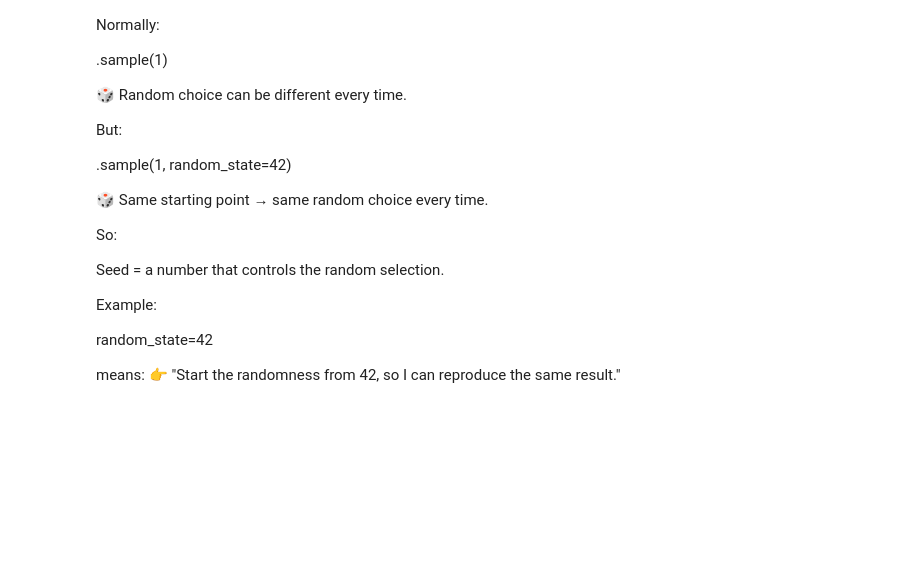
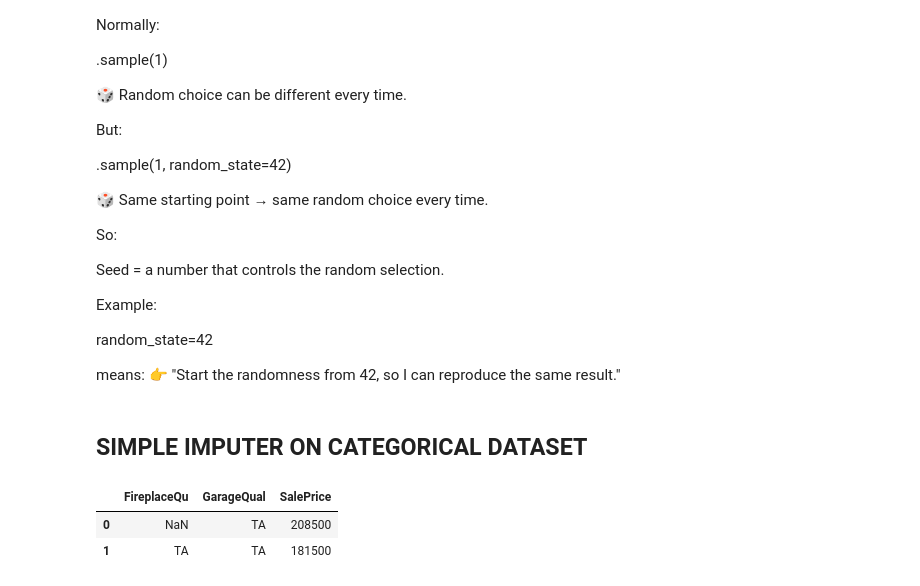
Before and after one commit to A-ghori/sklearn, a Jupyter notebook: Random_Simple_Imputer.ipynb, the cells around one changed output. Saved outputs shown, nothing was run; the diff lists cells and outputs as text; code cells hidden in the pictures; blank space fills up the shorter version.

```diff
--- a/Random_Simple_Imputer.ipynb
+++ b/Random_Simple_Imputer.ipynb
@@ -248,3 +248,12 @@ for index, observation in X_train.iterrows():
 
       X_train.loc[index, "Age_imputed"] = sample_valued.iloc[0]
       #The loop checks every row; if Age is missing, it uses that row's Fare as a random seed to select one existing Age, then puts that selected Age into Age_imputed for that same row
+# %% [markdown]
+## SIMPLE IMPUTER ON CATEGORICAL DATASET
+# %%
+data = pd.read_csv("/content/house-train.csv",usecols=["GarageQual", "FireplaceQu", "SalePrice"])
+data.head(2)
+# %% [output]
+|  | FireplaceQu | GarageQual | SalePrice |
+| 0 | NaN | TA | 208500 |
+| 1 | TA | TA | 181500 |
```
Also changed, not shown: parts of 11 cells of this notebook.
